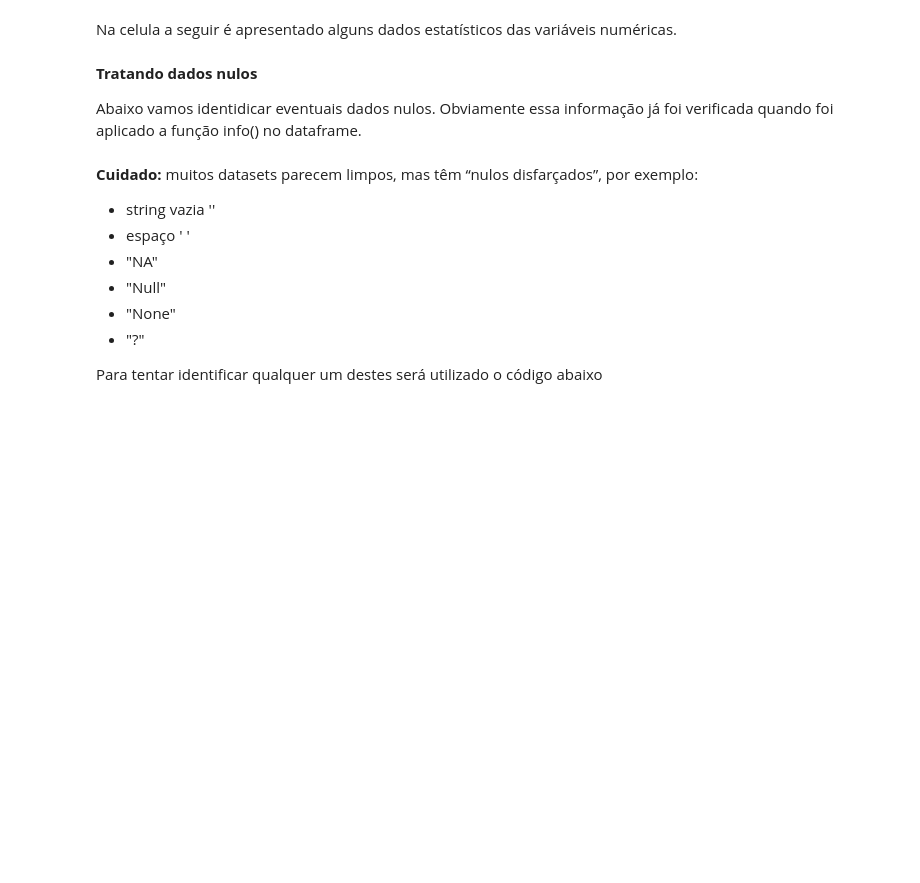
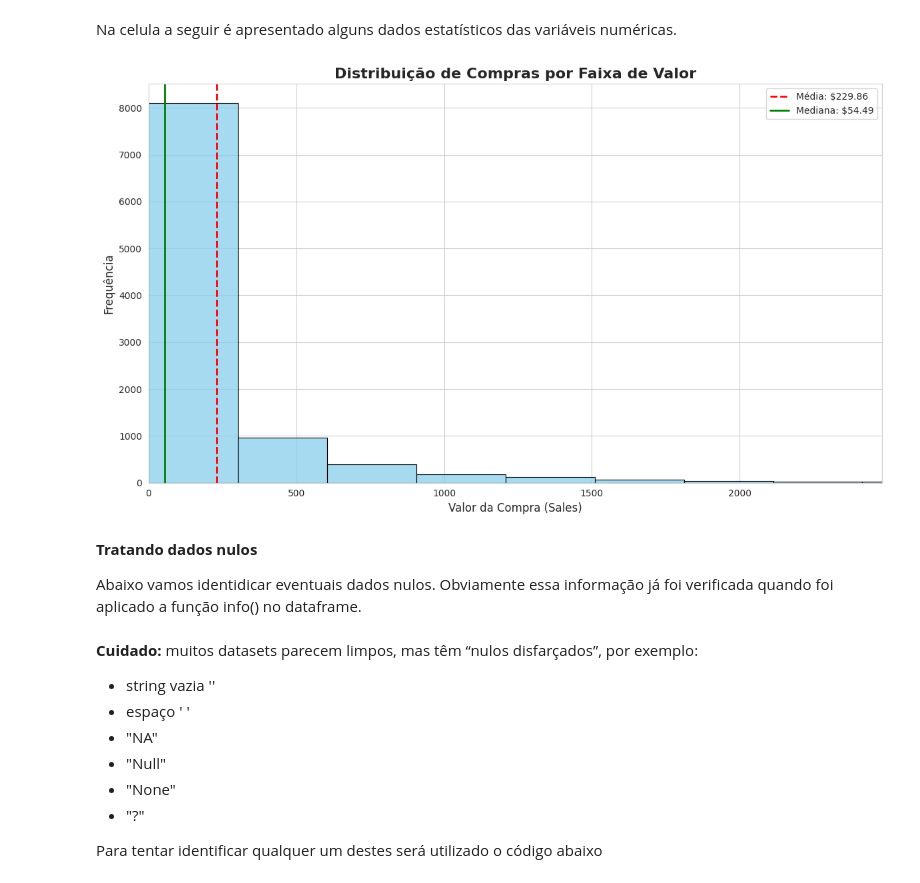
Before and after one commit to EricoCoutoJr/Superstore-Dataset, a Jupyter notebook: Superstore_Data_Analisis.ipynb, the cells around one changed output. Drawn from its saved outputs; the diff is of its cells as text; code cells hidden in the pictures; blank space fills up the shorter version.

```diff
--- a/Superstore_Data_Analisis.ipynb
+++ b/Superstore_Data_Analisis.ipynb
@@ -107,6 +110,59 @@ Na celula a seguir é apresentado alguns dados estatísticos das variáveis num
 # %%
 print("Dados estatísticos do dataset: \n")
 df.describe()
+# %%
+import matplotlib.pyplot as plt
+import seaborn as sns
+
+# Estatísticas
+media_sales = df['Sales'].mean()
+mediana_sales = df['Sales'].median()
+
+# Configuração visual
+plt.figure(figsize=(12, 7))
+sns.set_style("whitegrid")
+
+# Histograma
+sns.histplot(
+    data=df,
+    x='Sales',
+    bins=75,              # ajuste conforme granularidade desejada
+    kde=False,
+    color='skyblue',
+    edgecolor='black'
+)
+
+# Linha da média
+plt.axvline(
+    media_sales,
+    color='red',
+    linestyle='--',
+    linewidth=2,
+    label=f'Média: ${media_sales:,.2f}'
+)
+
+# Linha da mediana
+plt.axvline(
+    mediana_sales,
+    color='green',
+    linestyle='-',
+    linewidth=2,
+    label=f'Mediana: ${mediana_sales:,.2f}'
+)
+
+# Títulos e labels
+plt.title('Distribuição de Compras por Faixa de Valor', fontsize=16, fontweight='bold')
+plt.xlabel('Valor da Compra (Sales)', fontsize=12)
+plt.ylabel('Frequência', fontsize=12)
+
+# Melhorar visualização (dados de vendas costumam ter cauda longa)
+plt.xlim(0, df['Sales'].quantile(0.99))  # corta outliers extremos para visualização
+
+plt.legend()
+plt.tight_layout()
+plt.show()
+# %% [output]
+[figure, added]
 # %% [markdown]
 **Tratando dados nulos**
 
```
Also changed, not shown: parts of 16 cells of this notebook.
